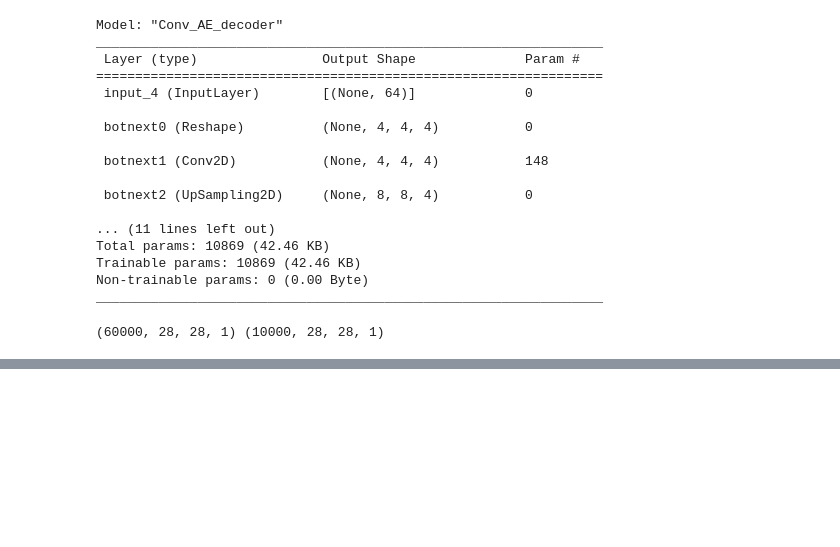
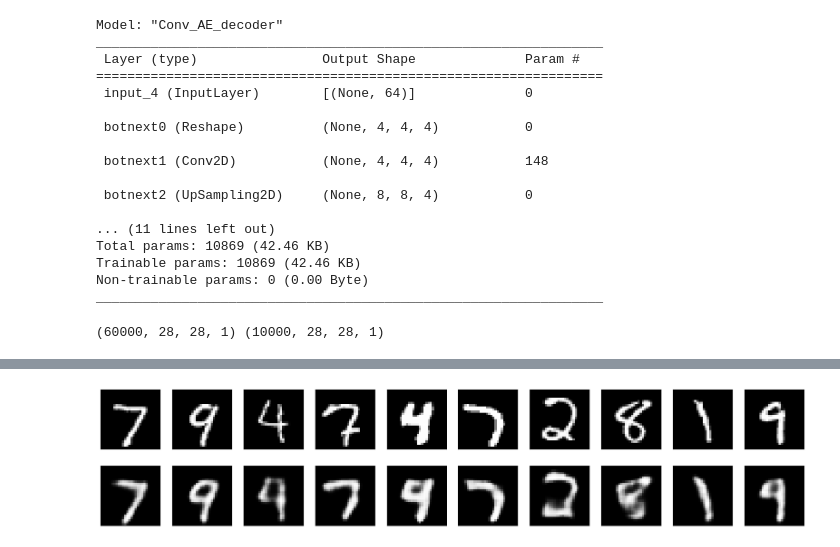
Before and after one commit to fikhan/ExampleMachineLearningNotebooks, a Jupyter notebook: HTS_AutoEncoder.ipynb, the cells around one changed output, grey strips where cells are left out. Saved outputs shown, nothing was run; the diff lists cells and outputs as text; code cells hidden in the pictures; blank space fills up the shorter version.

```diff
--- a/HTS_AutoEncoder.ipynb
+++ b/HTS_AutoEncoder.ipynb
@@ -342,0 +371,22 @@ print(encoded_imgs.shape)
+# %%
+deoceded_images = Ae_Conv.predict(x_test)
+n = 10
+k = 12
+plt.figure(figsize=(20,4))
+for i in range(n):
+  ax = plt.subplot(2,n,i+1)
+  plt.imshow(x_test[i*k].reshape(28,28))
+  plt.gray()
+  ax.get_xaxis().set_visible(False)
+  ax.get_yaxis().set_visible(False)
+
+  ax = plt.subplot(2,n, i+1+n)
+  plt.imshow(deoceded_images[i*k].reshape(28,28))
+  plt.gray()
+  ax.get_xaxis().set_visible(False)
+  ax.get_yaxis().set_visible(False)
+
+plt.show()
+
+plt.show()
+# %% [output]
@@ -342,0 +394 @@ print(encoded_imgs.shape)
+[figure, added]
```
Also changed, not shown: parts of 5 cells of this notebook.
